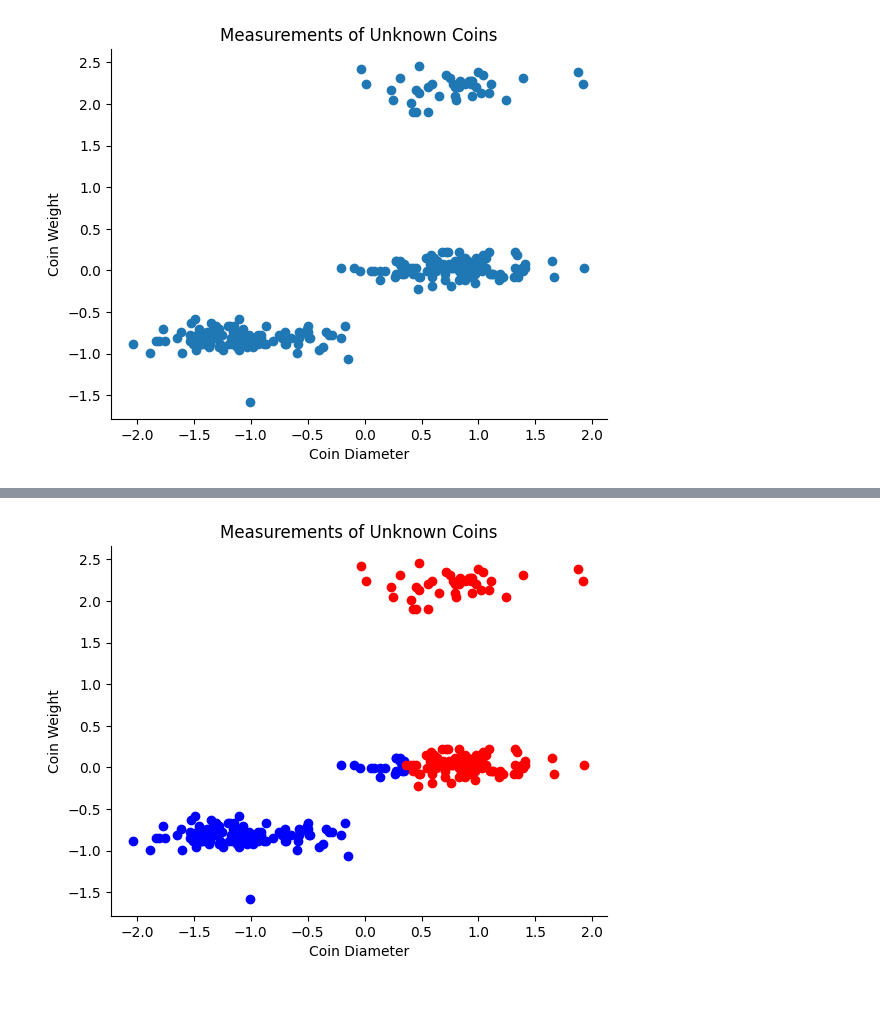
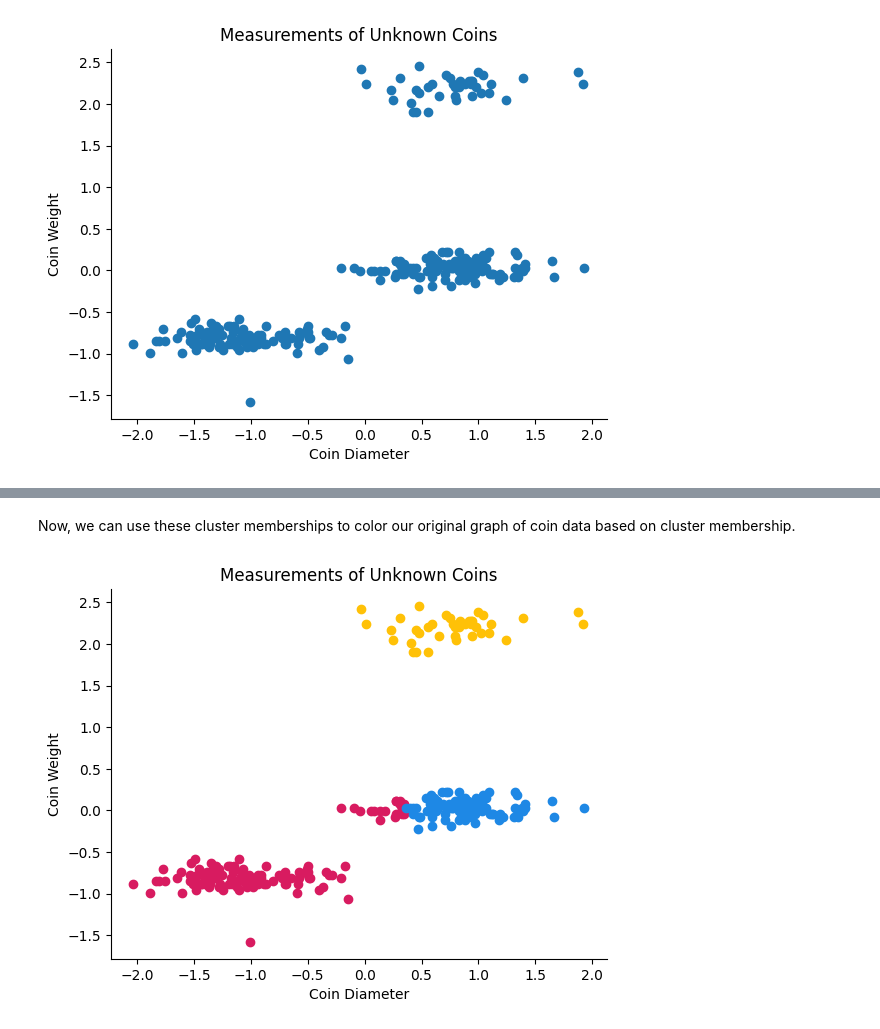
Before and after one commit to uchicago-dsi/textbook-datascience-1, a Jupyter notebook: textbook/26/3/hierarchical.ipynb, the cells around one changed output, grey strips where cells are left out. Drawn from its saved outputs; the diff is of its cells as text; code cells hidden in the pictures; blank space fills up the shorter version.

```diff
--- a/textbook/26/3/hierarchical.ipynb
+++ b/textbook/26/3/hierarchical.ipynb
@@ -286,0 +300,3 @@ array([1, 1, 1, 1, 1, 1, 1, 1, 1, 1, 1, 1, 1, 1, 1, 1, 1, 1, 1, 1, 1, 1,
+# %%
+clusters = fcluster(Z, t=2.9, criterion='distance')
+clusters
@@ -287,11 +317,15 @@ array([1, 1, 1, 1, 1, 1, 1, 1, 1, 1, 1, 1, 1, 1, 1, 1, 1, 1, 1, 1, 1, 1,
+# %% [markdown]
+Now, we can use these cluster memberships to color our original graph of coin data based on cluster membership.
 # %%
 coins_clust1 = coins_su[clusters == 1]
 coins_clust2 = coins_su[clusters == 2]
+coins_clust3 = coins_su[clusters == 3]
 
-plt.scatter(coins_clust1['diameter'],coins_clust1['weight'],color="blue")
-plt.scatter(coins_clust2['diameter'],coins_clust2['weight'],color="red")
+plt.scatter(coins_clust1['diameter'],coins_clust1['weight'],color="#D81B60")
+plt.scatter(coins_clust2['diameter'],coins_clust2['weight'],color="#1E88E5")
+plt.scatter(coins_clust3['diameter'],coins_clust3['weight'],color="#FFC107")
 plt.xlabel('Coin Diameter')
 plt.ylabel('Coin Weight')
 plt.title('Measurements of Unknown Coins');
 # %% [output]
-[figure, old version]
+[figure, new version]
```
Also changed, not shown: parts of 18 cells of this notebook.
